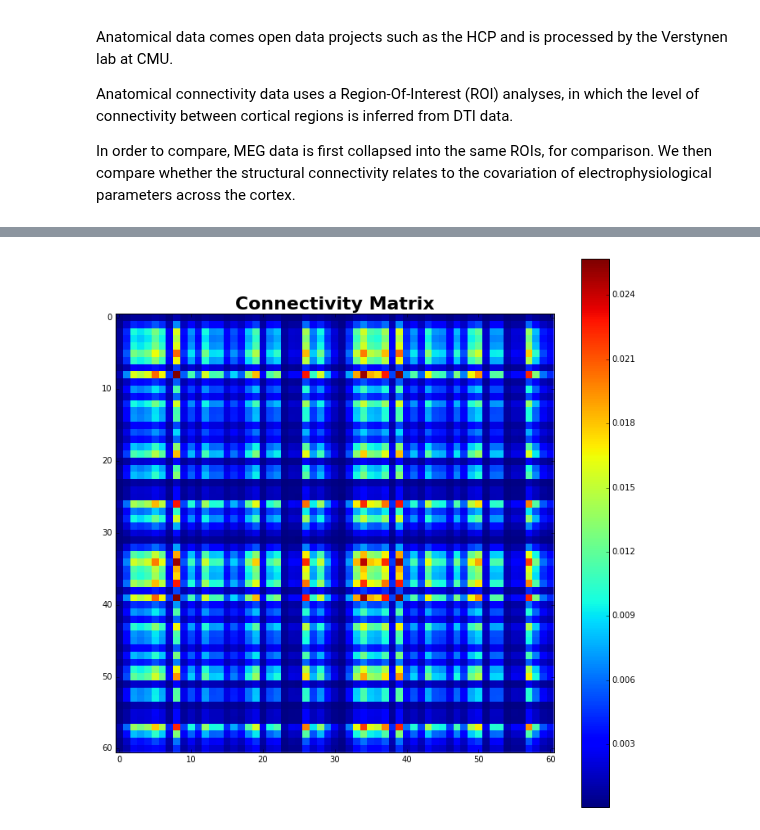
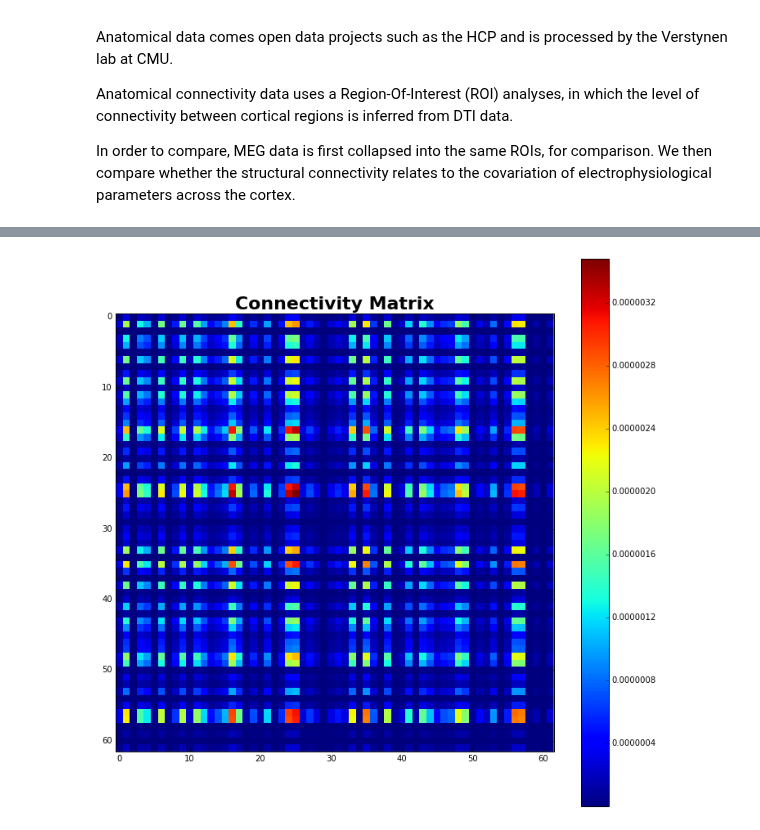
Before and after one commit to voytekresearch/omapping, a Jupyter notebook: notebooks/Anat.ipynb, the cells around one changed output, grey strips where cells are left out. Cells and saved outputs as stored; diff of their text form; code cells hidden in the pictures.

```diff
--- a/notebooks/Anat.ipynb
+++ b/notebooks/Anat.ipynb
@@ -62,9 +64,9 @@ LowGamma
 # %%
 # Plot the connectivity matrix - for MEG data
-osc_plot = 'Alpha'
+osc_plot = 'Theta'
 plot_con_mat(om_ROI_maps.meg_con[osc_plot], 'all', om_ROI_maps.rois.lrs)
 # %% [output]
-[figure, old version]
+[figure, new version]
 # %%
 # Plot the connectivity matrix - for anatomical data
 plot_con_mat(om_ROI_maps.anat_con, 'all', om_ROI_maps.rois.lrs)
```
Also changed, not shown: parts of 4 cells of this notebook.
